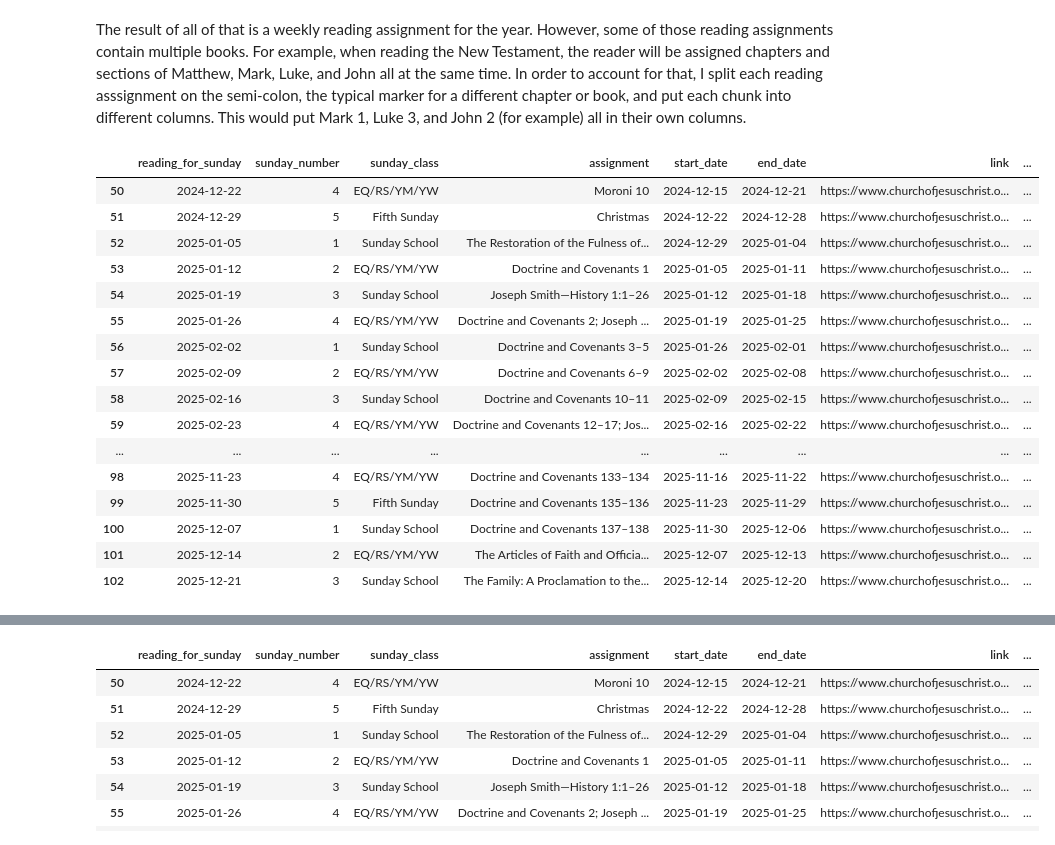
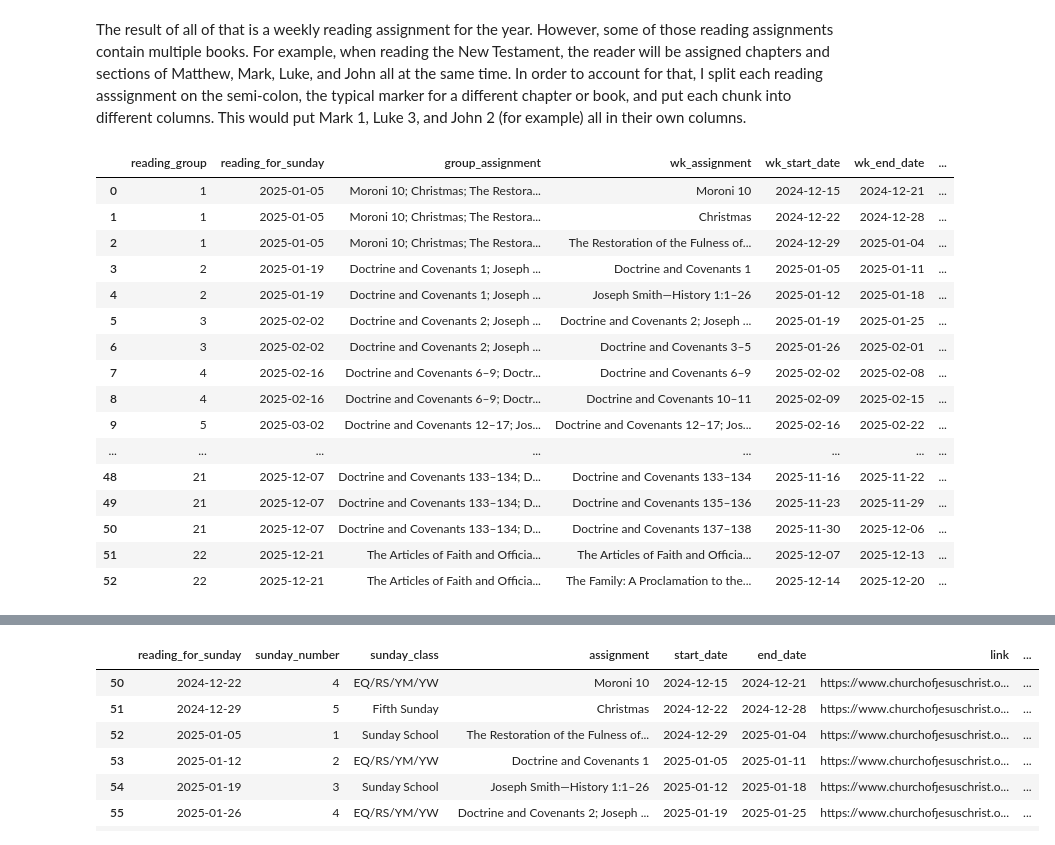
Before and after one commit to bfranx62/come-follow-me-breakdown-builder, a Jupyter notebook: Dates Webscraping Notebook.ipynb, the cells around one changed output, grey strips where cells are left out. Drawn from its saved outputs; the diff is of its cells as text; code cells hidden in the pictures.

```diff
--- a/Dates Webscraping Notebook.ipynb
+++ b/Dates Webscraping Notebook.ipynb
@@ -170,8 +170,8 @@ Then I subtracted one day from all of the dates in the 'start_date' and 'end_dat
 
 I leave the 'reading_for_sunday' column the same, though, so I can pull valuable information about it below.
 # %%
-readings_df['start_date'] = readings_df['start_date'] - timedelta(days=1)
-readings_df['end_date'] = readings_df['end_date'] - timedelta(days=1)
+readings_df['wk_start_date'] = readings_df['wk_start_date'] - timedelta(days=1)
+readings_df['wk_end_date'] = readings_df['wk_end_date'] - timedelta(days=1)
 
 readings_df
 # %% [output]
@@ -250,6 +250,6 @@ Index(['reading_for_sunday', 'assignment', 'start_date', 'end_date', 'link',
       dtype='object')
 # %%
-columns = ['reading_for_sunday','sunday_number', 'sunday_class','assignment', 'start_date', 'end_date','link']
+columns = ['reading_for_sunday','sunday_number', 'sunday_class','assignment', 'wk_start_date', 'wk_end_date','link']
 readings_df = readings_df[columns]
 # %%
 readings_df
@@ -350,3 +350,8 @@ readings_df
 | 101 | 2025-12-14 | 2 | EQ/RS/YM/YW | The Articles of Faith and Officia... | 2025-12-07 | 2025-12-13 | https://www.churchofjesuschrist.o... | ... |
 | 102 | 2025-12-21 | 3 | Sunday School | The Family: A Proclamation to the... | 2025-12-14 | 2025-12-20 | https://www.churchofjesuschrist.o... | ... |
 | 103 | 2025-12-28 | 4 | EQ/RS/YM/YW | Christmas | 2025-12-21 | 2025-12-27 | https://www.churchofjesuschrist.o... | ... |
+# %%
+#### Added from below on a later date
+readings_df['reading_group'] = readings_df['reading_group'] - (readings_df['reading_group'].min()-1)
+
+readings_df
@@ -352,0 +387,25 @@ readings_df
+# %%
+#### Added from below on a later date
+subsets_list = []
+columns = ['']
+
+for i in range(1, readings_df['reading_group'].max()+1):
+    subset_df = readings_df[readings_df['reading_group'] == i]
+    subset_df['group_start_date'] = subset_df['wk_start_date'].min()
+    subset_df['group_end_date'] = subset_df['wk_end_date'].max()
+    subset_df['reading_for_sunday'] = subset_df['group_end_date'] + timedelta(days=1)
+    subset_df['wk_assignment'] = subset_df['assignment']
+    subset_df['group_assignment'] = '; '.join(subset_df['assignment'])
+    columns = ['reading_group','reading_for_sunday','group_assignment','group_start_date',
+               'group_end_date','wk_assignment','wk_start_date', 'wk_end_date','link']
+    subset_df = subset_df[columns]
+    for y in range(1, len(subset_df['link'])+1):
+        subset_df[f'link_{y}'] = subset_df['link']
+    subset_df.drop('link', axis=1, inplace=True)
+
+
+    subsets_list.append(subset_df)
+
+readings_df = pd.concat(subsets_list, ignore_index=True)
+
+readings_df
@@ -380,33 +474,33 @@ readings_df
 The result of all of that is a weekly reading assignment for the year. However, some of those reading assignments contain multiple books. For example, when reading the New Testament, the reader will be assigned chapters and sections of Matthew, Mark, Luke, and John all at the same time. In order to account for that, I split each reading asssignment on the semi-colon, the typical marker for a different chapter or book, and put each chunk into different columns. This would put Mark 1, Luke 3, and John 2 (for example) all in their own columns.
 # %%
 # Split the assignments column into multiple columns based on the semicolon
-assignments_split = readings_df['assignment'].str.split(';', expand=True)
+assignments_split = readings_df['group_assignment'].str.split(';', expand=True)
 
 # Rename the new columns (optional)
 assignments_split.columns = [f'assignment_{i+1}' for i in range(assignments_split.shape[1])]
 
 # Concatenate the new columns back to the original DataFrame
 readings_df = pd.concat([readings_df, assignments_split], axis=1)
 
 readings_df
 # %% [output]
-|  | reading_for_sunday | sunday_number | sunday_class | assignment | start_date | end_date | link | ... |
-| 50 | 2024-12-22 | 4 | EQ/RS/YM/YW | Moroni 10 | 2024-12-15 | 2024-12-21 | https://www.churchofjesuschrist.o... | ... |
-| 51 | 2024-12-29 | 5 | Fifth Sunday | Christmas | 2024-12-22 | 2024-12-28 | https://www.churchofjesuschrist.o... | ... |
-| 52 | 2025-01-05 | 1 | Sunday School | The Restoration of the Fulness of... | 2024-12-29 | 2025-01-04 | https://www.churchofjesuschrist.o... | ... |
-| 53 | 2025-01-12 | 2 | EQ/RS/YM/YW | Doctrine and Covenants 1 | 2025-01-05 | 2025-01-11 | https://www.churchofjesuschrist.o... | ... |
-| 54 | 2025-01-19 | 3 | Sunday School | Joseph Smith—History 1:1–26 | 2025-01-12 | 2025-01-18 | https://www.churchofjesuschrist.o... | ... |
-| 55 | 2025-01-26 | 4 | EQ/RS/YM/YW | Doctrine and Covenants 2; Joseph ... | 2025-01-19 | 2025-01-25 | https://www.churchofjesuschrist.o... | ... |
-| 56 | 2025-02-02 | 1 | Sunday School | Doctrine and Covenants 3–5 | 2025-01-26 | 2025-02-01 | https://www.churchofjesuschrist.o... | ... |
-| 57 | 2025-02-09 | 2 | EQ/RS/YM/YW | Doctrine and Covenants 6–9 | 2025-02-02 | 2025-02-08 | https://www.churchofjesuschrist.o... | ... |
-| 58 | 2025-02-16 | 3 | Sunday School | Doctrine and Covenants 10–11 | 2025-02-09 | 2025-02-15 | https://www.churchofjesuschrist.o... | ... |
-| 59 | 2025-02-23 | 4 | EQ/RS/YM/YW | Doctrine and Covenants 12–17; Jos... | 2025-02-16 | 2025-02-22 | https://www.churchofjesuschrist.o... | ... |
-| ... | ... | ... | ... | ... | ... | ... | ... | ... |
-| 98 | 2025-11-23 | 4 | EQ/RS/YM/YW | Doctrine and Covenants 133–134 | 2025-11-16 | 2025-11-22 | https://www.churchofjesuschrist.o... | ... |
-| 99 | 2025-11-30 | 5 | Fifth Sunday | Doctrine and Covenants 135–136 | 2025-11-23 | 2025-11-29 | https://www.churchofjesuschrist.o... | ... |
-| 100 | 2025-12-07 | 1 | Sunday School | Doctrine and Covenants 137–138 | 2025-11-30 | 2025-12-06 | https://www.churchofjesuschrist.o... | ... |
-| 101 | 2025-12-14 | 2 | EQ/RS/YM/YW | The Articles of Faith and Officia... | 2025-12-07 | 2025-12-13 | https://www.churchofjesuschrist.o... | ... |
-| 102 | 2025-12-21 | 3 | Sunday School | The Family: A Proclamation to the... | 2025-12-14 | 2025-12-20 | https://www.churchofjesuschrist.o... | ... |
+|  | reading_group | reading_for_sunday | group_assignment | wk_assignment | wk_start_date | wk_end_date | ... |
+| 0 | 1 | 2025-01-05 | Moroni 10; Christmas; The Restora... | Moroni 10 | 2024-12-15 | 2024-12-21 | ... |
+| 1 | 1 | 2025-01-05 | Moroni 10; Christmas; The Restora... | Christmas | 2024-12-22 | 2024-12-28 | ... |
+| 2 | 1 | 2025-01-05 | Moroni 10; Christmas; The Restora... | The Restoration of the Fulness of... | 2024-12-29 | 2025-01-04 | ... |
+| 3 | 2 | 2025-01-19 | Doctrine and Covenants 1; Joseph ... | Doctrine and Covenants 1 | 2025-01-05 | 2025-01-11 | ... |
+| 4 | 2 | 2025-01-19 | Doctrine and Covenants 1; Joseph ... | Joseph Smith—History 1:1–26 | 2025-01-12 | 2025-01-18 | ... |
+| 5 | 3 | 2025-02-02 | Doctrine and Covenants 2; Joseph ... | Doctrine and Covenants 2; Joseph ... | 2025-01-19 | 2025-01-25 | ... |
+| 6 | 3 | 2025-02-02 | Doctrine and Covenants 2; Joseph ... | Doctrine and Covenants 3–5 | 2025-01-26 | 2025-02-01 | ... |
+| 7 | 4 | 2025-02-16 | Doctrine and Covenants 6–9; Doctr... | Doctrine and Covenants 6–9 | 2025-02-02 | 2025-02-08 | ... |
+| 8 | 4 | 2025-02-16 | Doctrine and Covenants 6–9; Doctr... | Doctrine and Covenants 10–11 | 2025-02-09 | 2025-02-15 | ... |
+| 9 | 5 | 2025-03-02 | Doctrine and Covenants 12–17; Jos... | Doctrine and Covenants 12–17; Jos... | 2025-02-16 | 2025-02-22 | ... |
+| ... | ... | ... | ... | ... | ... | ... | ... |
+| 48 | 21 | 2025-12-07 | Doctrine and Covenants 133–134; D... | Doctrine and Covenants 133–134 | 2025-11-16 | 2025-11-22 | ... |
+| 49 | 21 | 2025-12-07 | Doctrine and Covenants 133–134; D... | Doctrine and Covenants 135–136 | 2025-11-23 | 2025-11-29 | ... |
+| 50 | 21 | 2025-12-07 | Doctrine and Covenants 133–134; D... | Doctrine and Covenants 137–138 | 2025-11-30 | 2025-12-06 | ... |
+| 51 | 22 | 2025-12-21 | The Articles of Faith and Officia... | The Articles of Faith and Officia... | 2025-12-07 | 2025-12-13 | ... |
+| 52 | 22 | 2025-12-21 | The Articles of Faith and Officia... | The Family: A Proclamation to the... | 2025-12-14 | 2025-12-20 | ... |
 # %%
 assignment_col_pattern = r'assignment_\d+'
 
```
Also changed, not shown: parts of 23 cells of this notebook.
